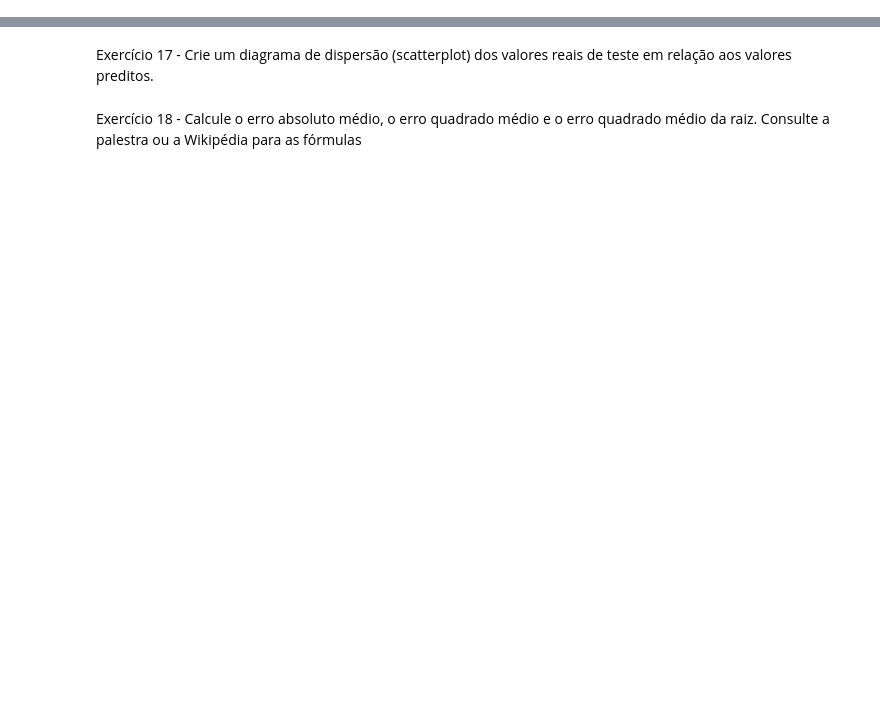
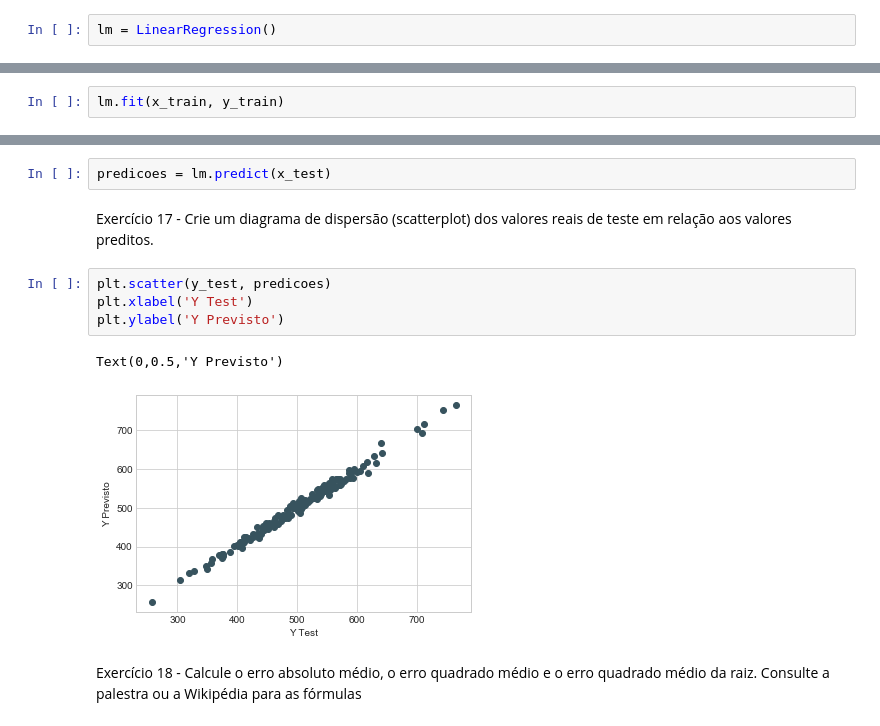
Before and after one commit to luonishicastro/CodingLabs, a Jupyter notebook: Lista Python II/Lista Python II - Curso em Vídeo - Décima Segunda Lista.ipynb, the cells around one changed output, grey strips where cells are left out. Cells and saved outputs as stored; diff of their text form; blank space fills up the shorter version.

```diff
--- a/Lista Python II/Lista Python II - Curso em Vídeo - Décima Segunda Lista.ipynb
+++ b/Lista Python II/Lista Python II - Curso em Vídeo - Décima Segunda Lista.ipynb
@@ -89,4 +111,8 @@ Exercício 12 - Importe LinearRegression do sklearn.linear_model
 # %% [markdown]
 Exercício 13 - Crie uma instância de um modelo LinearRegression () chamado lm.
+# %%
+lm = LinearRegression()
 # %% [markdown]
 Exercício 14 - Treine lm nos dados de treinamento.
+# %%
+lm.fit(x_train, y_train)
@@ -95,6 +128,15 @@ Exercício 15 - Print os coeficientes do modelo
 # %% [markdown]
 Exercício 16 - Use lm.predict () para prever o conjunto X_test dos dados.
+# %%
+predicoes = lm.predict(x_test)
 # %% [markdown]
 Exercício 17 - Crie um diagrama de dispersão (scatterplot) dos valores reais de teste em relação aos valores preditos.
+# %%
+plt.scatter(y_test, predicoes)
+plt.xlabel('Y Test')
+plt.ylabel('Y Previsto')
+# %% [output]
+Text(0,0.5,'Y Previsto')
+[figure, added]
 # %% [markdown]
 Exercício 18 - Calcule o erro absoluto médio, o erro quadrado médio e o erro quadrado médio da raiz. Consulte a palestra ou a Wikipédia para as fórmulas
```
Also changed, not shown: parts of 13 cells of this notebook.
